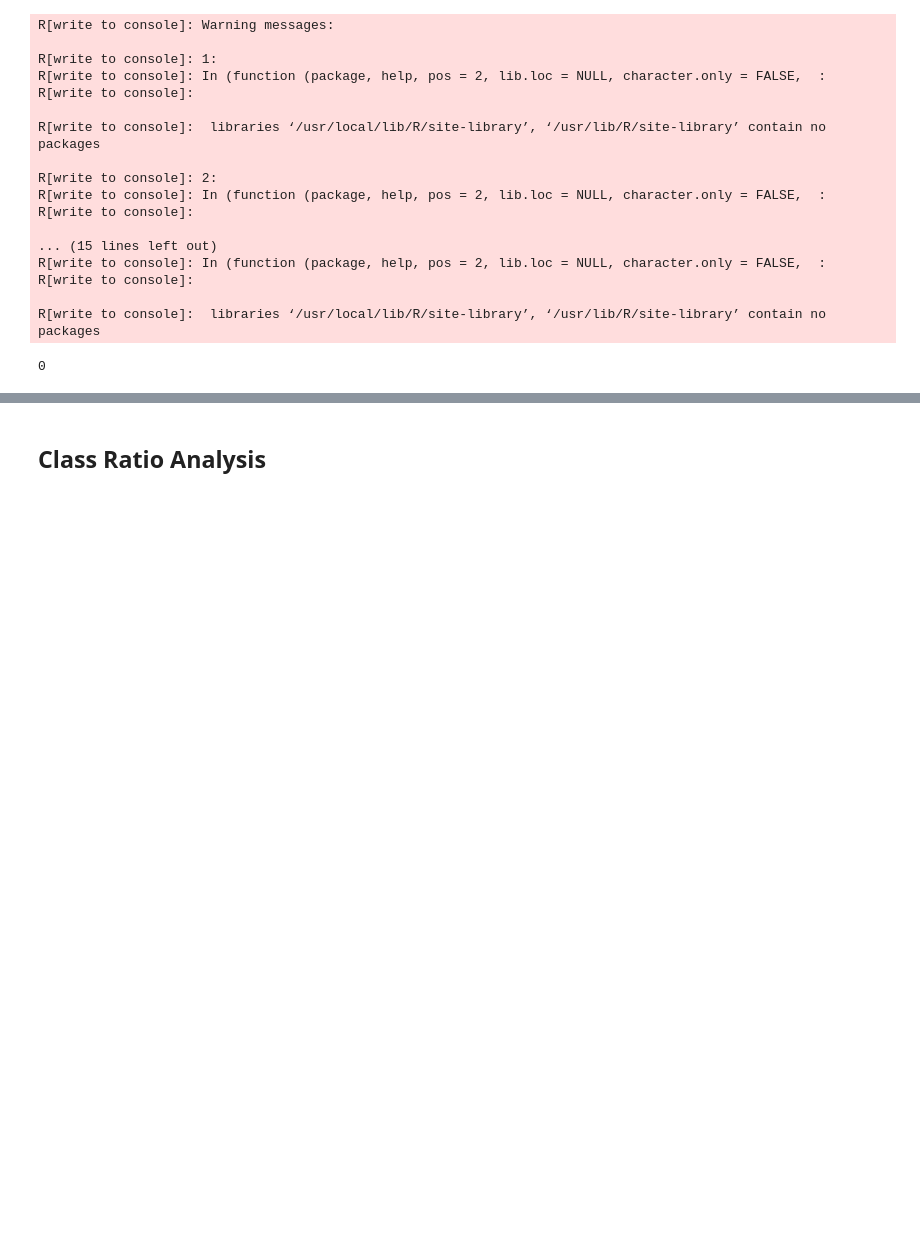
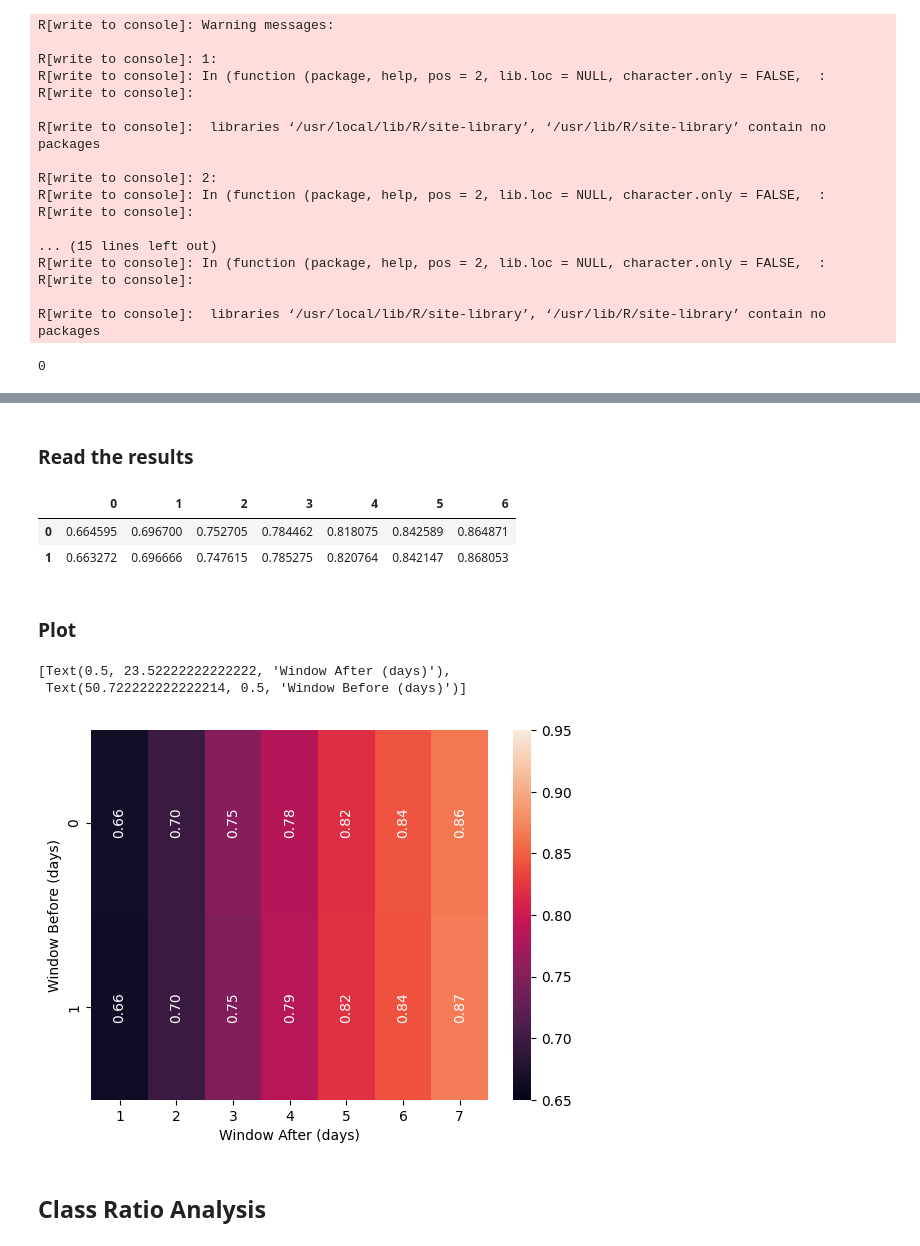
Before and after one commit to ryashpal/eICU-EHR-Pipeline, a Jupyter notebook: notebooks/sepsis_icd_cohort/experiments/05_predict_length_of_stay/analysis_gt_14_days.ipynb, the cells around one changed output, grey strips where cells are left out. Saved outputs shown, nothing was run; the diff lists cells and outputs as text; code cells hidden in the pictures; blank space fills up the shorter version.

```diff
--- a/notebooks/sepsis_icd_cohort/experiments/05_predict_length_of_stay/analysis_gt_14_days.ipynb
+++ b/notebooks/sepsis_icd_cohort/experiments/05_predict_length_of_stay/analysis_gt_14_days.ipynb
@@ -160,3 +194,51 @@ R[write to console]:  libraries ‘/usr/local/lib/R/site-library’, ‘/usr/lib
+# %% [markdown]
+### Read the results
+# %%
+import os
+import json
+
+import numpy as np
+import pandas as pd
+
+
+resultsDirPath = os.environ['EICU_EHR_PIPELINE_BASE'] + '''/data/experiments/05_predict_length_of_stay/time_window_analysis/los_gt_14_days/'''
+
+plotDf = pd.DataFrame(np.zeros([2, 7])*np.nan)
+for file in os.listdir(resultsDirPath):
+    if file.endswith('.json'):
+        ws = int(file.split('.')[0].split('_')[1])
+        we = int(file.split('.')[0].split('_')[3]) - 1
+        with open(resultsDirPath + '/' + file) as f:
+            aurocs = json.load(f)['test_roc_auc']
+            mean = sum(aurocs)/len(aurocs)
+            plotDf.at[ws, we] = mean
+plotDf
+# %% [output]
+|  | 0 | 1 | 2 | 3 | 4 | 5 | 6 |
+| 0 | 0.664595 | 0.696700 | 0.752705 | 0.784462 | 0.818075 | 0.842589 | 0.864871 |
+| 1 | 0.663272 | 0.696666 | 0.747615 | 0.785275 | 0.820764 | 0.842147 | 0.868053 |
+# %% [markdown]
+### Plot
+# %%
+import seaborn as sns
+
+
+s = sns.heatmap(
+    plotDf,
+    annot=True,
+    fmt=".2f",
+    vmin=0.65,
+    vmax=0.95,
+    yticklabels=['0', '1'],
+    xticklabels=['1', '2', '3', '4', '5', '6', '7'],
+    color='#ffa69e',
+    annot_kws={'rotation': 90},
+)
+s.set(xlabel='Window After (days)', ylabel='Window Before (days)')
+# %% [output]
+[Text(0.5, 23.52222222222222, 'Window After (days)'),
+ Text(50.722222222222214, 0.5, 'Window Before (days)')]
+[figure, added]
 # %% [markdown]
 ## Class Ratio Analysis
 # %% [markdown]
```
Also changed, not shown: parts of 17 cells of this notebook, 1 other file.
